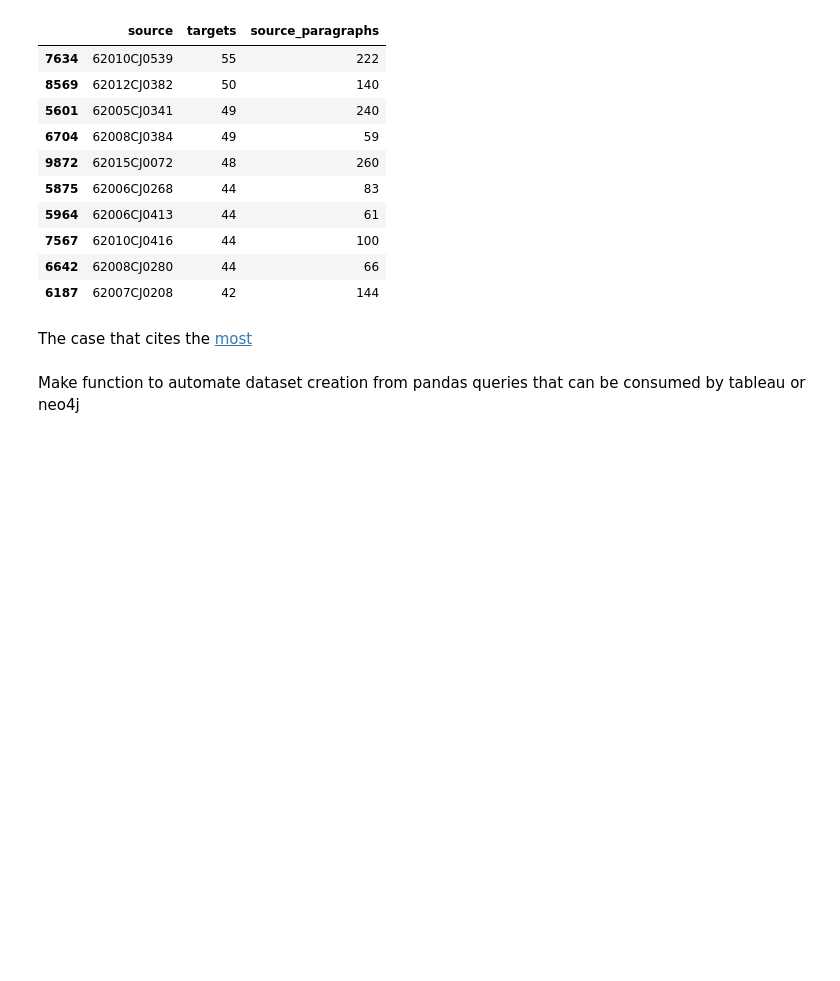
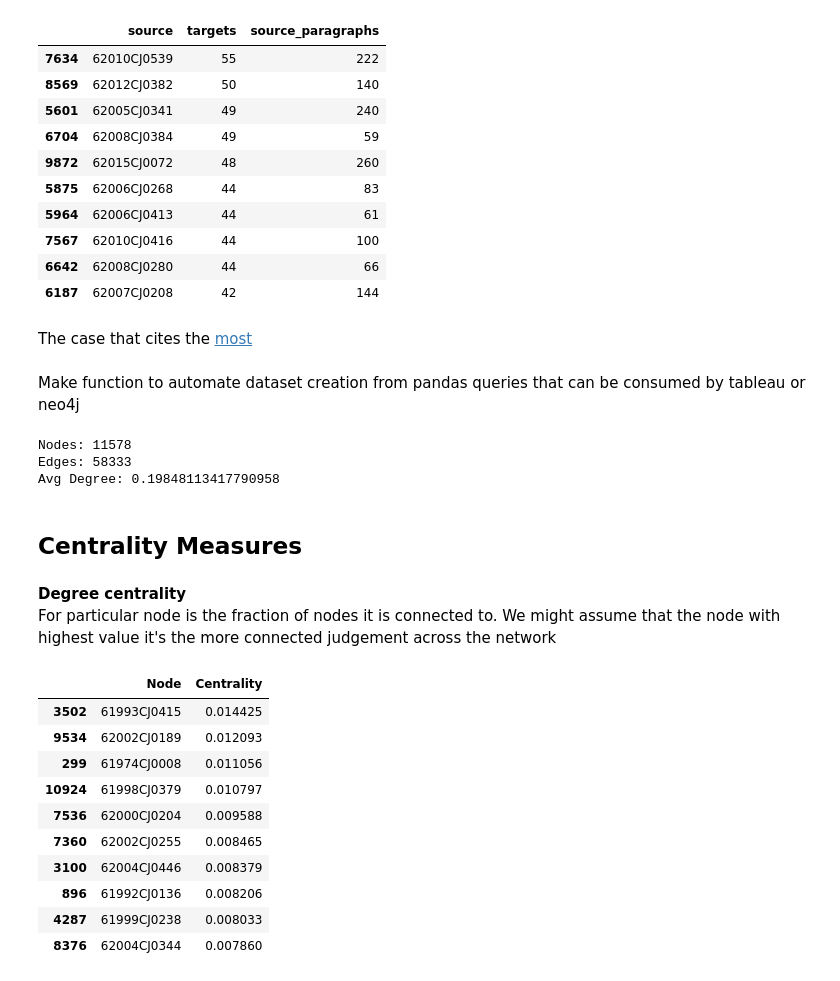
Before and after one commit to MaastrichtU-IDS/case-law-analysis, a Jupyter notebook: notebooks/EUR-LEX EDA.ipynb, the cells around one changed output. Cells and saved outputs as stored; diff of their text form; code cells hidden in the pictures; blank space fills up the shorter version.

```diff
--- a/notebooks/EUR-LEX EDA.ipynb
+++ b/notebooks/EUR-LEX EDA.ipynb
@@ -230,0 +272,6 @@ A plot of the time of the case over the time of the top 5 countries
+# %%
+plot_countries = []
+for i in range(len(top_countries)):
+    series = df_cm[df_cm['country'] == top_countries[i]].groupby('year_document').describe()['case_time']['mean'].astype('timedelta64[D]')
+    trace = go.Scatter(x = years, y = series, mode = 'lines', name = top_countries[i])
+    plot_countries.append(trace)
@@ -351,3 +402,9 @@ df_source.sort_values(['targets'], ascending=False).head(10)
 The case that cites the [most](https://eur-lex.europa.eu/legal-content/EN/TXT/?qid=1528817250200&uri=CELEX:62010CJ0539)
 # %% [markdown]
 Make  function to automate dataset creation from pandas queries that can be consumed by tableau or neo4j
+# %%
+#parsing pandas to lines for networkx to read#parsin
+lines = [j+' '+citations['target'][idx] for idx, j in enumerate([i for i in citations['source']]) ]
+# %%
+# Using an small graph
+g = nx.parse_edgelist(lines, create_using=nx.DiGraph())
@@ -353,0 +418,32 @@ Make  function to automate dataset creation from pandas queries that can be cons
+# %%
+print ('Nodes: {}\nEdges: {}\nAvg Degree: {}'.format(nodes, edges, avg_deg) )
+# %% [output]
+Nodes: 11578
+Edges: 58333
+Avg Degree: 0.19848113417790958
+# %% [markdown]
+## Centrality Measures
+# %%
+def centrality_table(centrality_output):
+    table = pd.DataFrame([i for i in centrality_output.items()]).sort_values(by=1, ascending=False)
+    table.columns = ['Node','Centrality']
+    return table
+# %% [markdown]
+**Degree centrality**
+For particular node is the fraction of nodes it is connected to. We might assume that the node with highest value it's the more connected judgement across the network
+# %%
+degree = nx.degree_centrality(g)
+df_degree = centrality_table(degree)
+df_degree.head(10)
+# %% [output]
+|  | Node | Centrality |
+| 3502 | 61993CJ0415 | 0.014425 |
+| 9534 | 62002CJ0189 | 0.012093 |
+| 299 | 61974CJ0008 | 0.011056 |
+| 10924 | 61998CJ0379 | 0.010797 |
+| 7536 | 62000CJ0204 | 0.009588 |
+| 7360 | 62002CJ0255 | 0.008465 |
+| 3100 | 62004CJ0446 | 0.008379 |
+| 896 | 61992CJ0136 | 0.008206 |
+| 4287 | 61999CJ0238 | 0.008033 |
+| 8376 | 62004CJ0344 | 0.007860 |
```
Also changed, not shown: parts of 38 cells of this notebook.
